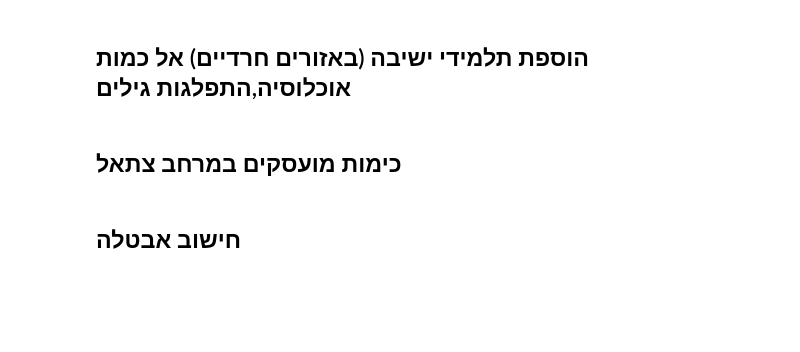
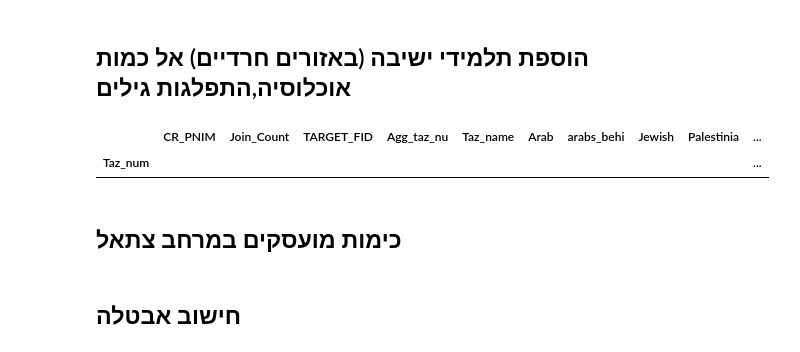
Before and after one commit to JTMPT/forecast, a Jupyter notebook: create_forecast_basic/current/people/emp_current_year_230718/emp_current_year_230718.ipynb, the cells around one changed output. Cells and saved outputs as stored; diff of their text form; code cells hidden in the pictures; blank space fills up the shorter version.

Commit message:
DP emp_current_year_230718: create adding_yeshiva_students_to_the_population_size function

```diff
--- a/create_forecast_basic/current/people/emp_current_year_230718/emp_current_year_230718.ipynb
+++ b/create_forecast_basic/current/people/emp_current_year_230718/emp_current_year_230718.ipynb
@@ -181,37 +180,41 @@ TypeError: adding_students_to_the_population_and_age_distribution() missing 1 re
 # %% [markdown]
 ## הוספת תלמידי ישיבה (באזורים חרדיים) אל כמות אוכלוסיה,התפלגות גילים
 # %%
-taz['pop_15_just_from_aprt']=taz['pop_15']
+# taz['pop_15_just_from_aprt']=taz['pop_15']
 # %%
 
-taz.loc[taz['main_secto']=="U_Orthodox",'pop']=taz['pop']+taz['yeshiva_dorms_pop_sum']
+# taz.loc[taz['main_secto']=="U_Orthodox",'pop']=taz['pop']+taz['yeshiva_dorms_pop_sum']
 
-taz.loc[taz['main_secto']=="U_Orthodox",'pop_15']=taz['pop_15']+taz['yeshiva_dorms_pop_15']
+# taz.loc[taz['main_secto']=="U_Orthodox",'pop_15']=taz['pop_15']+taz['yeshiva_dorms_pop_15']
 
-taz.loc[taz['main_secto']=="U_Orthodox",'pop_20']=taz['pop_20']+taz['yeshiva_dorms_pop_20']
+# taz.loc[taz['main_secto']=="U_Orthodox",'pop_20']=taz['pop_20']+taz['yeshiva_dorms_pop_20']
 
-taz.loc[taz['main_secto']=="U_Orthodox",'pop_25']=taz['pop_25']+taz['yeshiva_dorms_pop_25']
+# taz.loc[taz['main_secto']=="U_Orthodox",'pop_25']=taz['pop_25']+taz['yeshiva_dorms_pop_25']
 # %%
-col=['pop_0',
- 'pop_10',
- 'pop_15',
- 'pop_20',
- 'pop_25',
- 'pop_30',
- 'pop_35',
- 'pop_40',
- 'pop_45',
- 'pop_5',
- 'pop_50',
- 'pop_55',
- 'pop_60',
- 'pop_65',
- 'pop_70',
- 'pop_75up',]
+# col=['pop_0',
+#  'pop_10',
+#  'pop_15',
+#  'pop_20',
+#  'pop_25',
+#  'pop_30',
+#  'pop_35',
+#  'pop_40',
+#  'pop_45',
+#  'pop_5',
+#  'pop_50',
+#  'pop_55',
+#  'pop_60',
+#  'pop_65',
+#  'pop_70',
+#  'pop_75up',]
 
-taz['pop_check']=round(taz[col].sum(axis=1)-taz['pop'])
+# taz['pop_check']=round(taz[col].sum(axis=1)-taz['pop'])
 
-taz.loc[taz['main_secto']!="Palestinian"].loc[taz['pop_check']!=0]
+# taz.loc[taz['main_secto']!="Palestinian"].loc[taz['pop_check']!=0]
+taz=adding_yeshiva_students_to_the_population_size(taz)
+# %% [output]
+|  | CR_PNIM | Join_Count | TARGET_FID | Agg_taz_nu | Taz_name | Arab | arabs_behi | Jewish | Palestinia | ... |
+| Taz_num |  |  |  |  |  |  |  |  |  | ... |
 # %% [markdown]
 ## כימות מועסקים במרחב צתאל
 # %%
```
Also changed, not shown: parts of 10 cells of this notebook, 2 other files.
